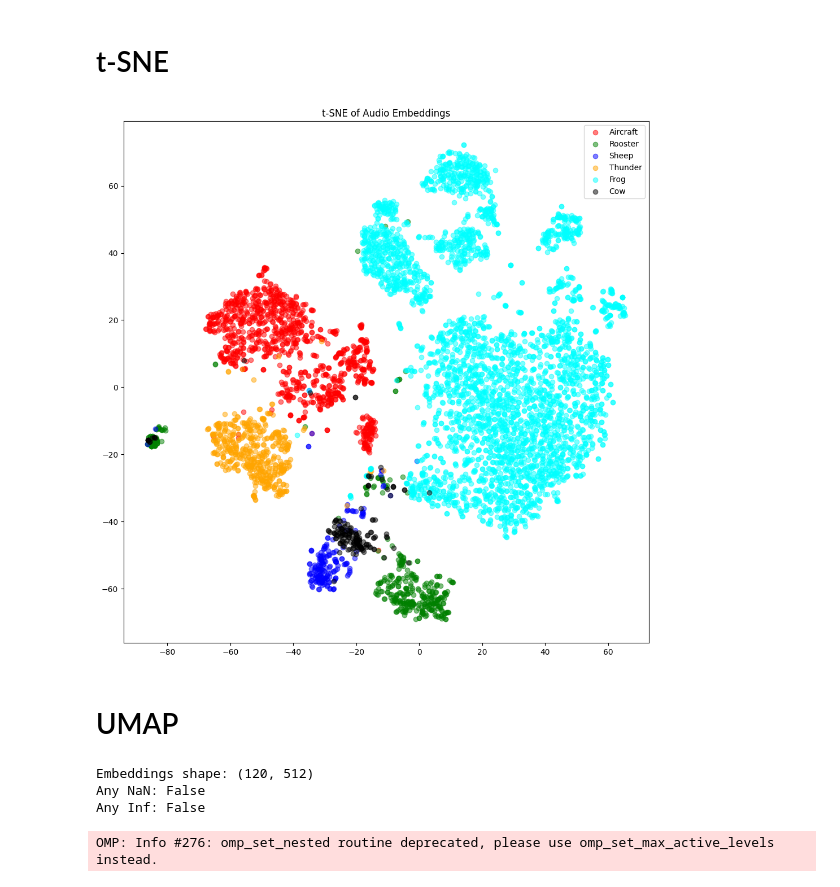
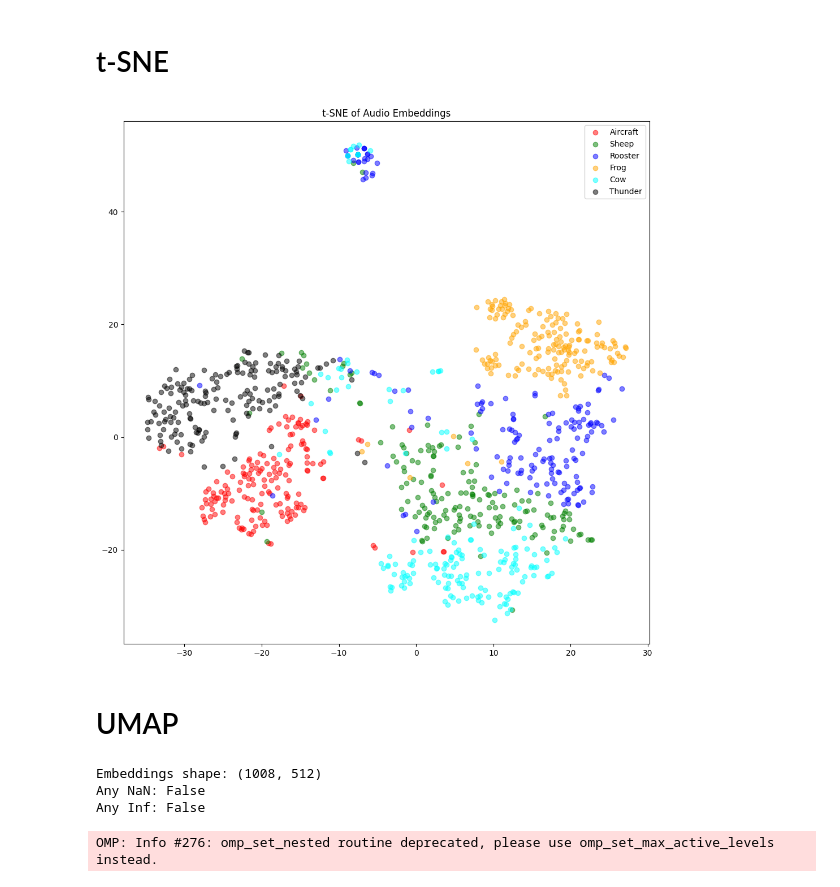
Before and after one commit to dragazo/acoustic-sim, a Jupyter notebook: clap_test.ipynb, the cells around one changed output. Drawn from its saved outputs; the diff is of its cells as text; code cells hidden in the pictures.

Commit message:
Use cosine dist in viz tests

```diff
--- a/clap_test.ipynb
+++ b/clap_test.ipynb
@@ -12,0 +13,4 @@ print({ k: len(v) for k, v in raw_dataset.items() })
+# %%
+raw_dataset = dataloader.get_dataset(max_files_per_class=100, max_events_per_class=8192, classes=['Aircraft', 'Cow', 'Frog', 'Rooster', 'Sheep', 'Thunder'])
+
+print({ k: len(v) for k, v in raw_dataset.items() })
@@ -95,29 +103,29 @@ plt.legend()
 # %%
 from sklearn.manifold import TSNE
 
 # Flatten all embeddings for t-SNE
 all_embeddings = [x for xs in encoded_data.values() for x in xs]
 labels = list(encoded_data.keys())
 label_indices = []
 for idx, (label, xs) in enumerate(encoded_data.items()):
     label_indices.extend([idx] * len(xs))
 
 # Run t-SNE
-tsne = TSNE(n_components=2, random_state=42)
+tsne = TSNE(n_components=2, random_state=42, metric='cosine')
 tsne_results = tsne.fit_transform(np.stack(all_embeddings))
 
 # Plot t-SNE results
 fig = plt.figure(figsize=(12, 12))
 ax = fig.add_subplot()
 colors = ['red', 'green', 'blue', 'orange', 'cyan', 'black', 'yellow', 'purple', 'pink', 'brown', 'gray', 'lime', 'teal', 'magenta', 'olive']
 for idx, label in enumerate(labels):
     indices = [i for i, l in enumerate(label_indices) if l == idx]
     ax.scatter(tsne_results[indices, 0], tsne_results[indices, 1], color=colors[idx], alpha=0.5, label=label)
 plt.legend()
 plt.title("t-SNE of Audio Embeddings")
 plt.show()
 # %% [output]
-[figure, old version]
+[figure, new version]
 # %% [markdown]
 # UMAP
 # %%
@@ -129,7 +137,7 @@ print("Embeddings shape:", embeddings_array.shape)
 print("Any NaN:", np.isnan(embeddings_array).any())
 print("Any Inf:", np.isinf(embeddings_array).any())
 # %% [output]
-Embeddings shape: (120, 512)
+Embeddings shape: (1008, 512)
 Any NaN: False
 Any Inf: False
 # %%
```
Also changed, not shown: parts of 10 cells of this notebook, 1 other file.
